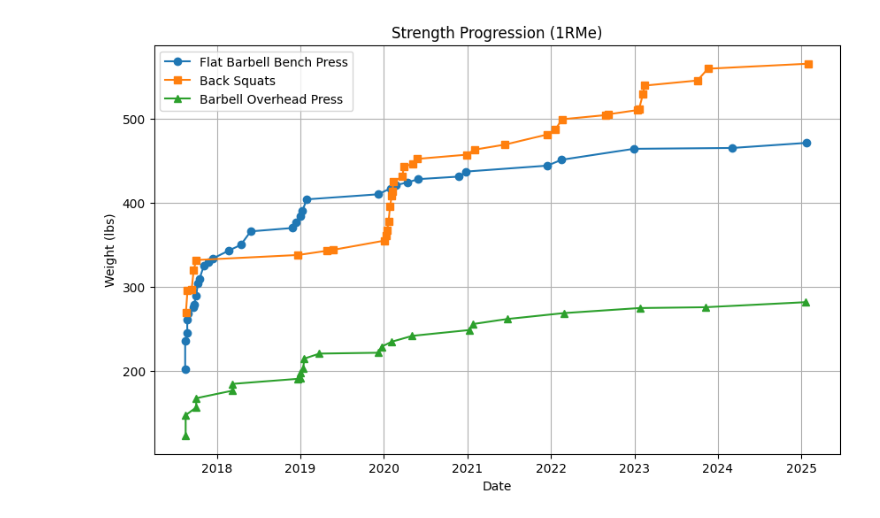
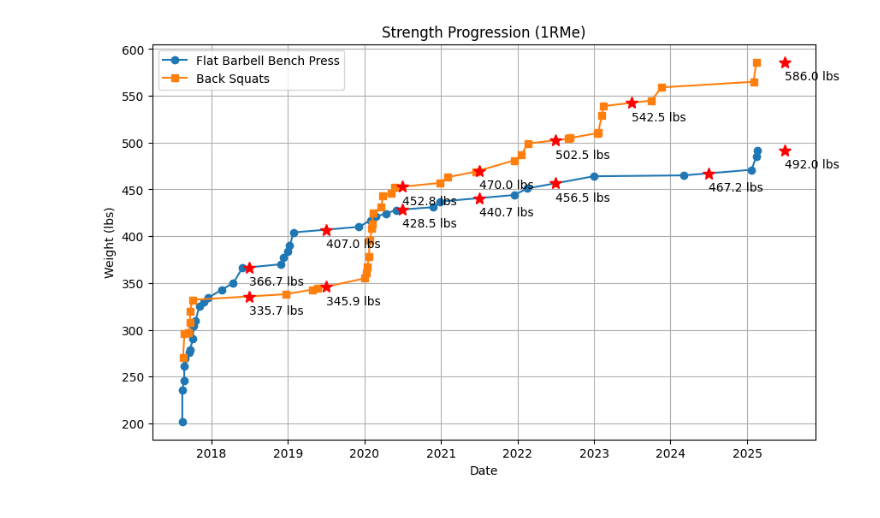
Before and after one commit to WeightliftingApp/WeightliftingApp-AnalyzeData, a Jupyter notebook: src/analyze_bench.ipynb, the cells around one changed output. Saved outputs shown, nothing was run; the diff lists cells and outputs as text; code cells hidden in the pictures.

```diff
--- a/src/analyze_bench.ipynb
+++ b/src/analyze_bench.ipynb
@@ -10,7 +10,7 @@ import matplotlib.pyplot as plt
 import pandas as pd
 
 # Collect data for each exercise
-exercises = ["Flat Barbell Bench Press", "Back Squats", "Barbell Overhead Press"]
+exercises = ["Flat Barbell Bench Press", "Back Squats"]
 exercise_data = {ex: [] for ex in exercises}
 
 for workout in wld.workouts:
@@ -26,35 +26,87 @@ for workout in wld.workouts:
 
 # Convert to DataFrames and get max progressions
 max_dfs = {}
 for exercise in exercises:
     # Convert to DataFrame and sort
     df = pd.DataFrame(exercise_data[exercise])
     if not df.empty:
         df = df.sort_values("date")
 
         # Get max progression
         running_max = 0
         max_data = []
         for _, row in df.iterrows():
             if row["weight"] > running_max:
                 running_max = row["weight"]
                 max_data.append({"date": row["date"], "weight": row["weight"]})
 
         max_dfs[exercise] = pd.DataFrame(max_data)
 
-# Plot progression for all exercises
 plt.figure(figsize=(10, 6))
-markers = ['o', 's', '^']
+markers = ["o", "s", "^"]
 for exercise, marker in zip(exercises, markers):
     if exercise in max_dfs and not max_dfs[exercise].empty:
-        plt.plot(max_dfs[exercise]["date"], max_dfs[exercise]["weight"],
-                marker=marker, label=exercise)
+        df = max_dfs[exercise]
+
+        # Plot all points
+        plt.plot(df["date"], df["weight"], marker=marker, label=exercise)
+
+        # Find and plot July 1st points
+        years = df["date"].dt.year.unique()
+        for year in years:
+            july_date = pd.Timestamp(f"{year}-07-01")
+
+            # Find points before and after July 1st
+            before_july = df[df["date"] <= july_date]
+            after_july = df[df["date"] > july_date]
+
+            if not before_july.empty:
+                last_before = before_july.iloc[-1]
+
+                # If we have a point after July 1st, interpolate
+                if not after_july.empty:
+                    first_after = after_july.iloc[0]
+
+                    # Linear interpolation
+                    days_between = (first_after["date"] - last_before["date"]).days
+                    days_to_july = (july_date - last_before["date"]).days
+                    weight_diff = first_after["weight"] - last_before["weight"]
+                    interpolated_weight = last_before["weight"] + (
+                        weight_diff * days_to_july / days_between
+                    )
+
+                    plt.plot(
+                        july_date,
+                        interpolated_weight,
+                        "r*",
+                        markersize=10,
+                    )
+                    plt.annotate(
+                        f"{interpolated_weight:.1f} lbs",
+                        (july_date, interpolated_weight),
+                        xytext=(0, -15),
+                        textcoords="offset points",
+                    )
+                else:
+                    # If no point after, use the last point before
+                    plt.plot(
+                        july_date,
+                        last_before["weight"],
+                        "r*",
+                        markersize=10,
+                    )
+                    plt.annotate(
+                        f'{last_before["weight"]:.1f} lbs',
+                        (july_date, last_before["weight"]),
+                        xytext=(0, -15),
+                        textcoords="offset points",
+                    )
 
 plt.title("Strength Progression (1RMe)")
 plt.xlabel("Date")
 plt.ylabel("Weight (lbs)")
 plt.grid(True)
 plt.legend()
 plt.show()
 # %% [output]
-[figure, old version]
+[figure, new version]
```
Also changed, not shown: parts of 3 cells of this notebook, 7 other files.
